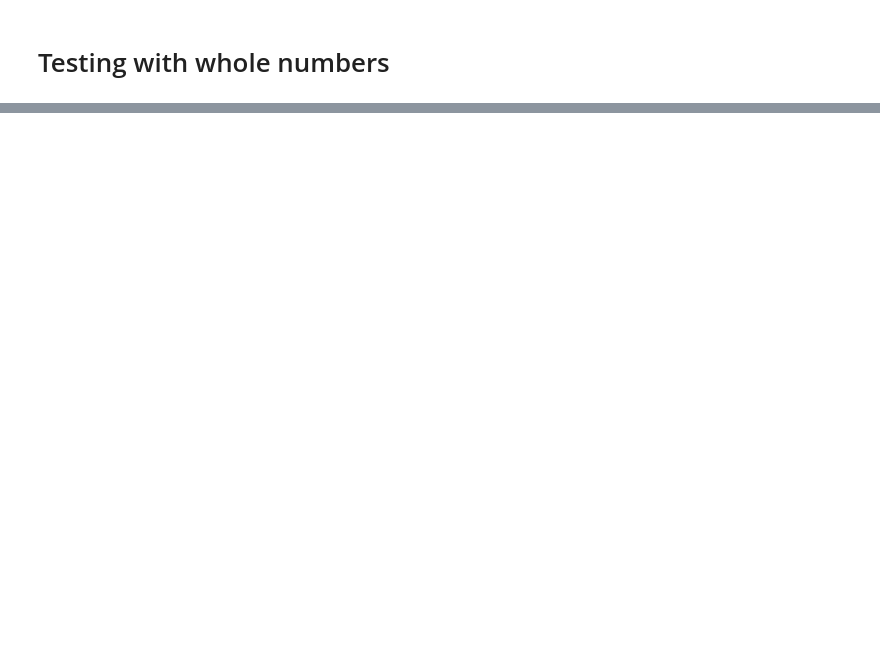
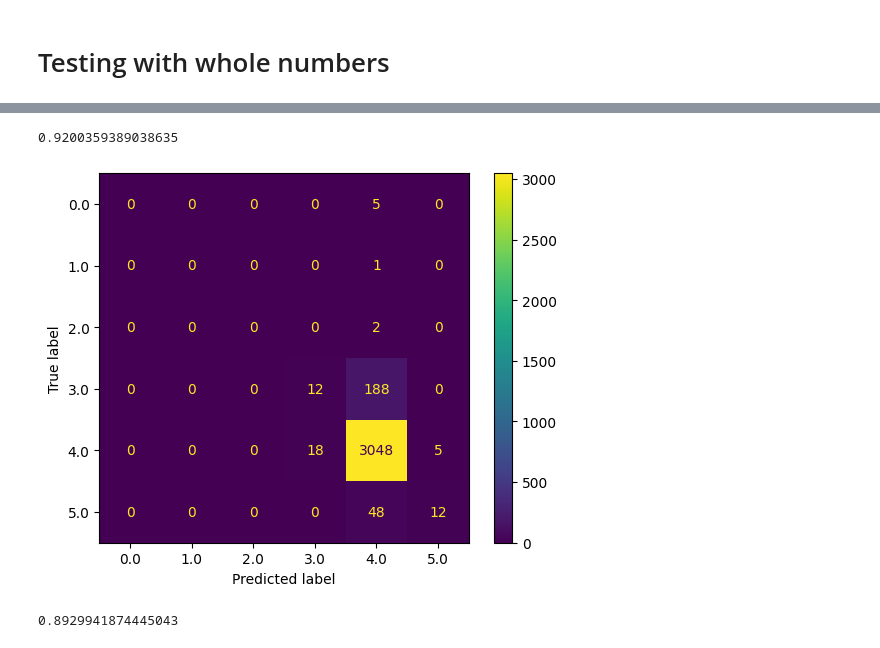
Before and after one commit to ChristopheMpagaDSTI/books_rating_project_python_main, a Jupyter notebook: books_rating_project_EDA_3.ipynb, the cells around one changed output, grey strips where cells are left out. Drawn from its saved outputs; the diff is of its cells as text; code cells hidden in the pictures; blank space fills up the shorter version.

```diff
--- a/books_rating_project_EDA_3.ipynb
+++ b/books_rating_project_EDA_3.ipynb
@@ -478,5 +744,5 @@ cols = ['  num_pages', 'ratings_count', 'text_reviews_count']
 train_feats = np.concatenate([auths_train_arr, pubs_train_arr,
                         langs_train_arr, x_train[cols].values], axis = 1)
 # %%
-test_feats = train_feats = np.concatenate([auths_test_arr, pubs_test_arr,
+test_feats = np.concatenate([auths_test_arr, pubs_test_arr,
                         langs_test_arr, x_test[cols].values], axis = 1)
@@ -489,4 +748,0 @@ reg_sccores
-# %%
-y_train = y_train.astype(str)
-# %%
-y_test = y_test.astype(str)
@@ -501,5 +759,16 @@ clf.fit(train_feats, y_train)
 # %%
-y_pred = clf.predict(test_feats)
+predictions = clf.predict(test_feats)
+# %%
+clf.score(test_feats, y_test)
+# %% [output]
+0.9200359389038635
 # %%
 disp = ConfusionMatrixDisplay.from_predictions(y_test,
-                   y_pred)
+                   predictions)
+# %% [output]
+[figure, added]
+# %%
+f1 = f1_score(y_test, predictions, average='weighted')
+f1
+# %% [output]
+0.8929941874445043
```
Also changed, not shown: parts of 254 cells of this notebook.
